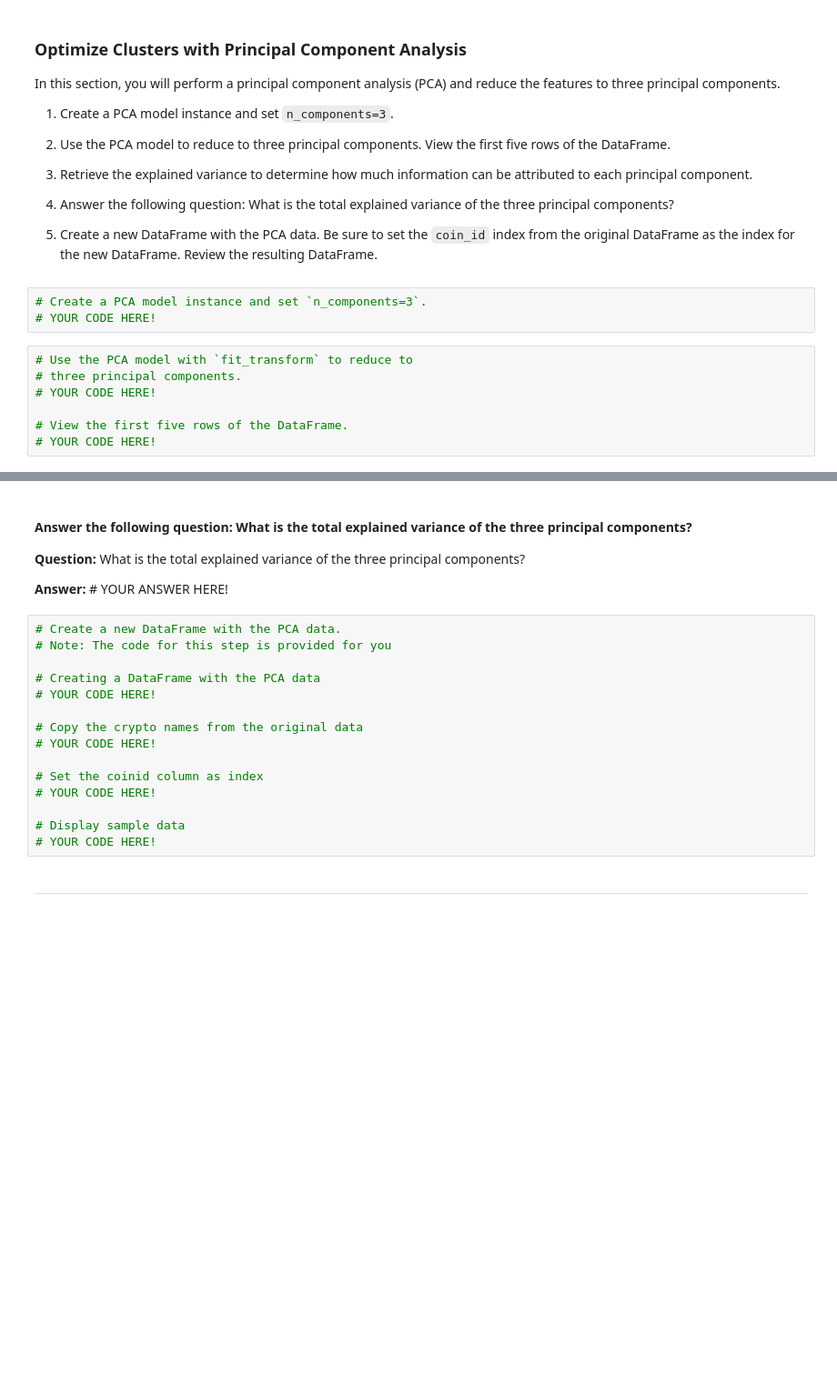
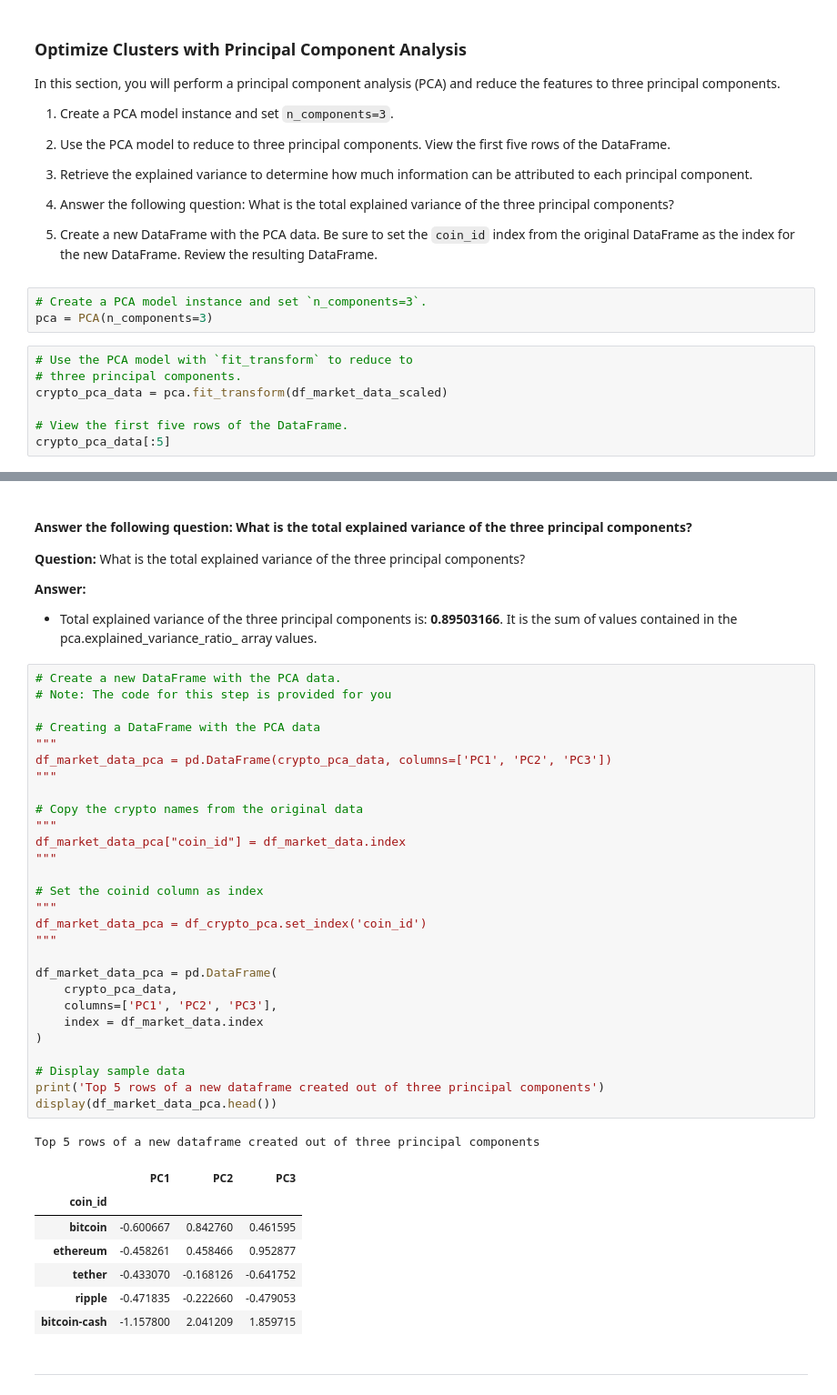
Before and after one commit to dinesh-m/crypto_portfolio_analyzer, a Jupyter notebook: crypto_investments.ipynb, the cells around one changed output, grey strips where cells are left out. Shown at 91% size. Cells and saved outputs as stored; diff of their text form; blank space fills up the shorter version.

```diff
--- a/crypto_investments.ipynb
+++ b/crypto_investments.ipynb
@@ -260,11 +288,11 @@ In this section, you will perform a principal component analysis (PCA) and reduc
 5. Create a new DataFrame with the PCA data. Be sure to set the `coin_id` index from the original DataFrame as the index for the new DataFrame. Review the resulting DataFrame.
 # %%
 # Create a PCA model instance and set `n_components=3`.
-# YOUR CODE HERE!
+pca = PCA(n_components=3)
 # %%
 # Use the PCA model with `fit_transform` to reduce to
 # three principal components.
-# YOUR CODE HERE!
+crypto_pca_data = pca.fit_transform(df_market_data_scaled)
 
 # View the first five rows of the DataFrame.
-# YOUR CODE HERE!
+crypto_pca_data[:5]
@@ -277,22 +313,45 @@ In this section, you will perform a principal component analysis (PCA) and reduc
 
 **Question:** What is the total explained variance of the three principal components?
 
-**Answer:** # YOUR ANSWER HERE!
+**Answer:**
+- Total explained variance of the three principal components is: **0.89503166**. It is the sum of values contained in the pca.explained_variance_ratio_ array values.
 # %%
 # Create a new DataFrame with the PCA data.
 # Note: The code for this step is provided for you
 
 # Creating a DataFrame with the PCA data
-# YOUR CODE HERE!
+"""
+df_market_data_pca = pd.DataFrame(crypto_pca_data, columns=['PC1', 'PC2', 'PC3'])
+"""
 
 # Copy the crypto names from the original data
-# YOUR CODE HERE!
+"""
+df_market_data_pca["coin_id"] = df_market_data.index
+"""
 
 # Set the coinid column as index
-# YOUR CODE HERE!
+"""
+df_market_data_pca = df_crypto_pca.set_index('coin_id')
+"""
+
+df_market_data_pca = pd.DataFrame(
+    crypto_pca_data,
+    columns=['PC1', 'PC2', 'PC3'],
+    index = df_market_data.index
+)
 
 # Display sample data
-# YOUR CODE HERE!
+print('Top 5 rows of a new dataframe created out of three principal components')
+display(df_market_data_pca.head())
+# %% [output]
+Top 5 rows of a new dataframe created out of three principal components
+|  | PC1 | PC2 | PC3 |
+| coin_id |  |  |  |
+| bitcoin | -0.600667 | 0.842760 | 0.461595 |
+| ethereum | -0.458261 | 0.458466 | 0.952877 |
+| tether | -0.433070 | -0.168126 | -0.641752 |
+| ripple | -0.471835 | -0.222660 | -0.479053 |
+| bitcoin-cash | -1.157800 | 2.041209 | 1.859715 |
 # %% [markdown]
 ---
 # %% [markdown]
```
Also changed, not shown: parts of 15 cells of this notebook.
